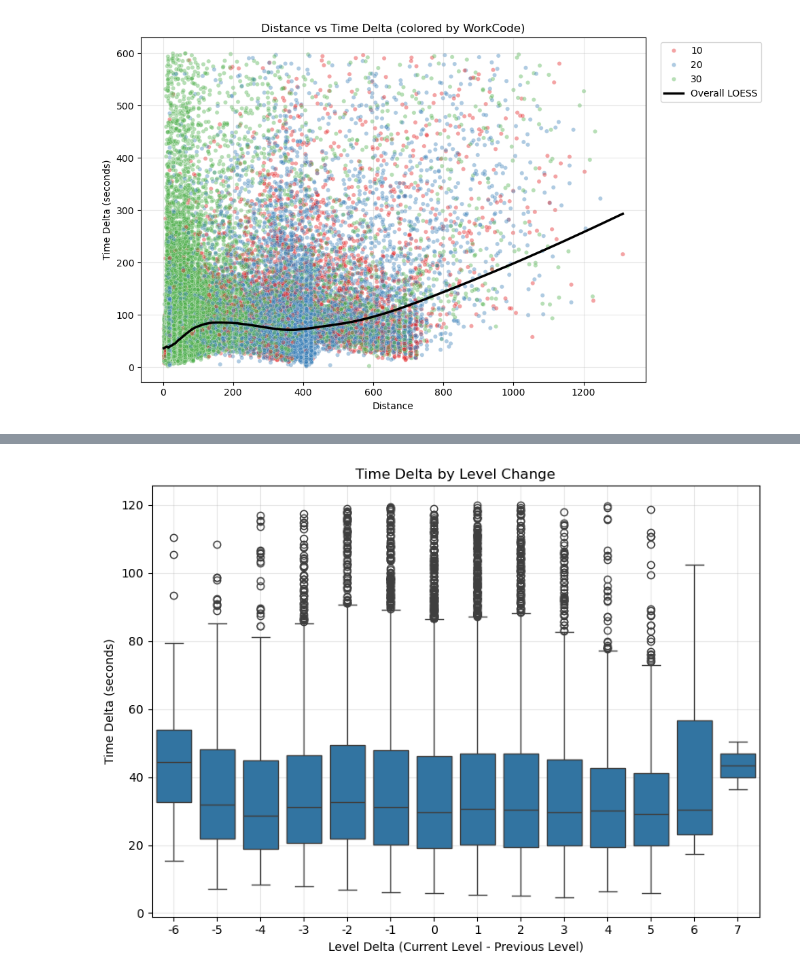
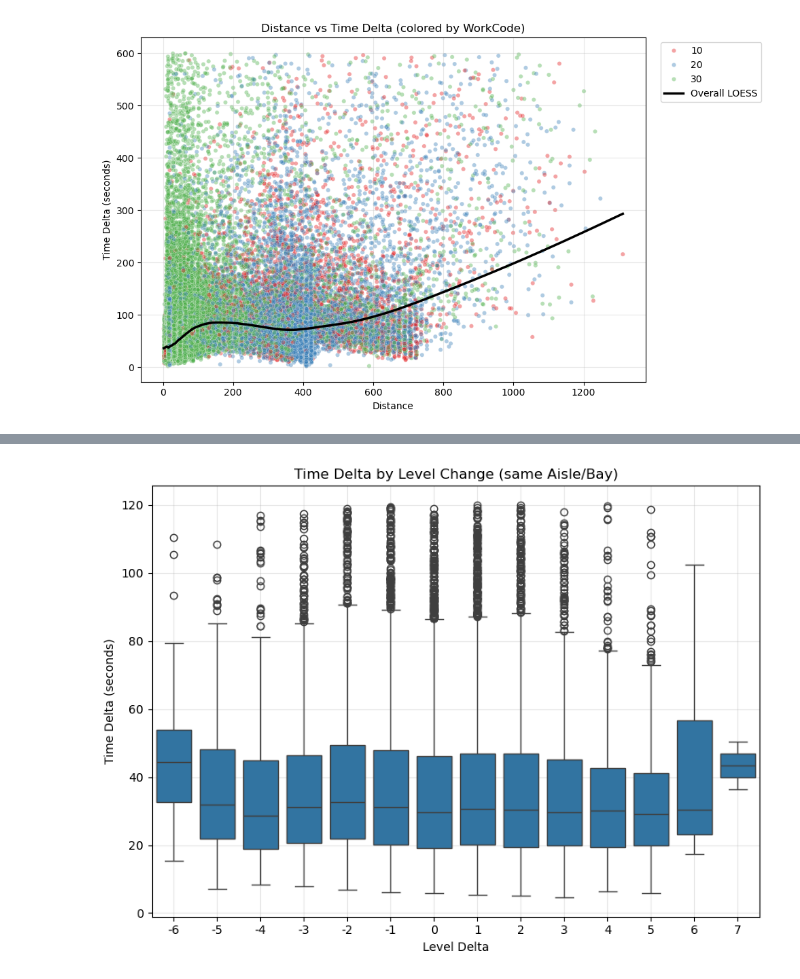
Before and after one commit to JiashenWangg/Lucas_Systems_Capstone_Project, a Jupyter notebook: EDA_Jiashen/eda_week5.ipynb, the cells around one changed output, grey strips where cells are left out. Saved outputs shown, nothing was run; the diff lists cells and outputs as text; code cells hidden in the pictures.

```diff
--- a/EDA_Jiashen/eda_week5.ipynb
+++ b/EDA_Jiashen/eda_week5.ipynb
@@ -423,12 +423,12 @@ level_study.head()
 # %%
 # Plot level delta vs time delta boxplot, for time delta less than 120s
 plt.figure(figsize=(8, 6))
 sns.boxplot(data=level_study[level_study["Time_Delta_sec"] < 120], x="Level_Delta", y="Time_Delta_sec")
-plt.title("Time Delta by Level Change")
-plt.xlabel("Level Delta (Current Level - Previous Level)")
+plt.title("Time Delta by Level Change (same Aisle/Bay)")
+plt.xlabel("Level Delta")
 plt.ylabel("Time Delta (seconds)")
 plt.grid(True, alpha=0.3)
 plt.tight_layout()
 plt.show()
 # %% [output]
-[figure, old version]
+[figure, new version]
```
Also changed, not shown: parts of 3 cells of this notebook, 3 other files.
